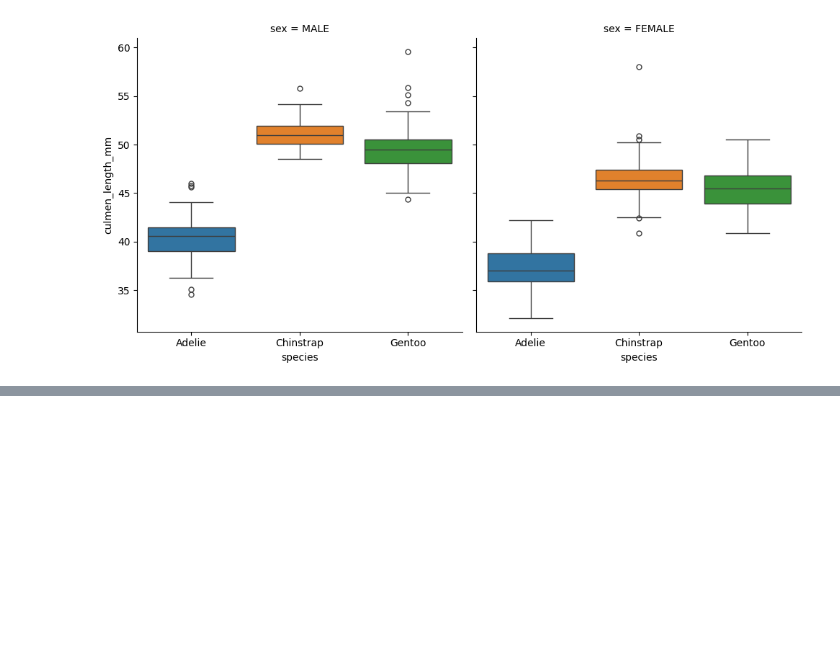
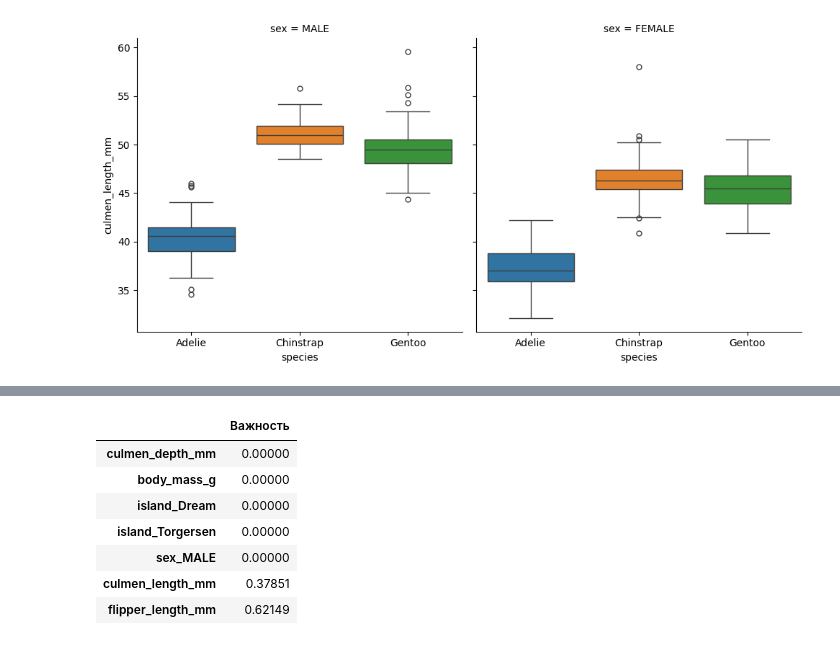
Before and after one commit to StartsevMaksim/ML_Udemy, a Jupyter notebook: ML_Trees/Decision_trees.ipynb, the cells around one changed output, grey strips where cells are left out. Cells and saved outputs as stored; diff of their text form; code cells hidden in the pictures; blank space fills up the shorter version.

```diff
--- a/ML_Trees/Decision_trees.ipynb
+++ b/ML_Trees/Decision_trees.ipynb
@@ -92,0 +144,11 @@ X_train, X_test, y_train, y_test = train_test_split(X, y, test_size=0.3, random_
+# %%
+pd.DataFrame(index=X.columns, data=model.feature_importances_, columns=['Важность']).sort_values('Важность')
+# %% [output]
+|  | Важность |
+| culmen_depth_mm | 0.00000 |
+| body_mass_g | 0.00000 |
+| island_Dream | 0.00000 |
+| island_Torgersen | 0.00000 |
+| sex_MALE | 0.00000 |
+| culmen_length_mm | 0.37851 |
+| flipper_length_mm | 0.62149 |
```
Also changed, not shown: parts of 8 cells of this notebook.
